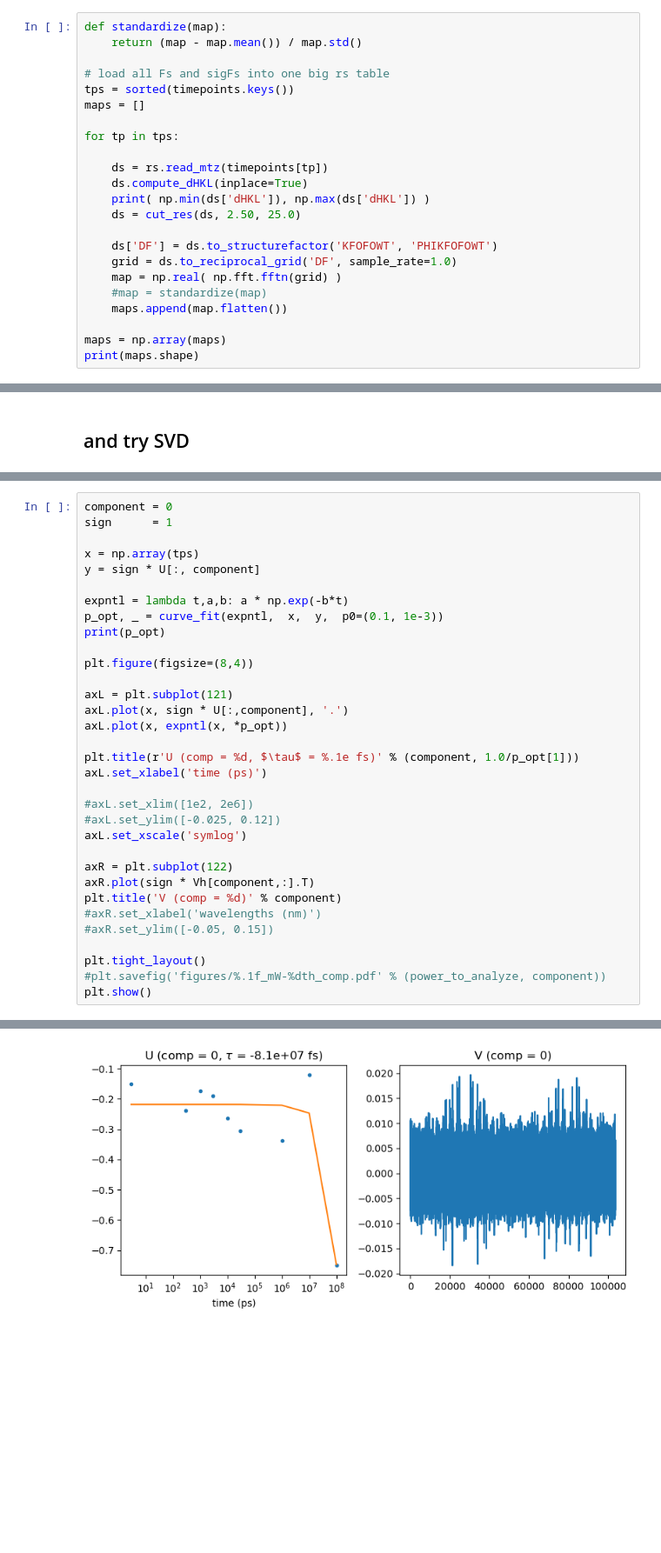
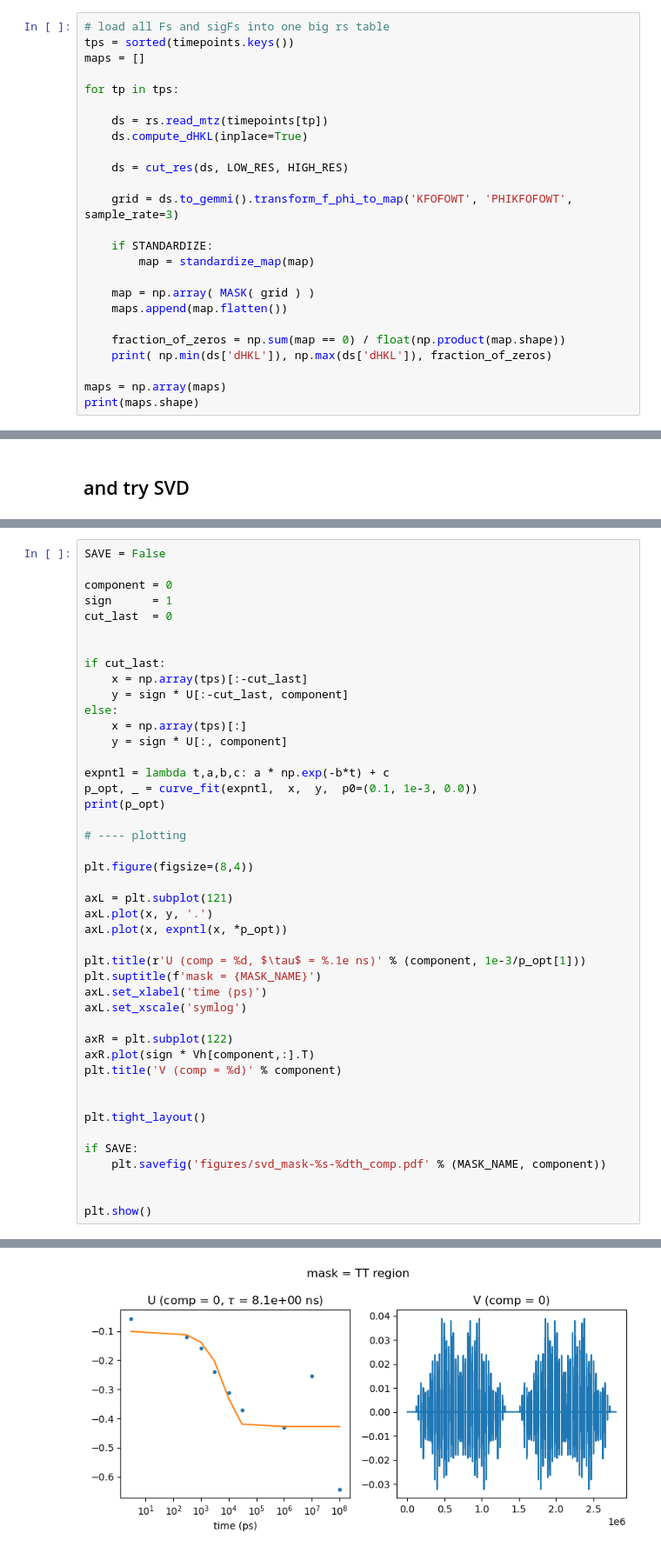
Before and after one commit to tjlane/mmcpd-p19638, a Jupyter notebook: svd.ipynb, the cells around one changed output, grey strips where cells are left out. Shown at 87% size. Saved outputs shown, nothing was run; the diff lists cells and outputs as text; blank space fills up the shorter version.

```diff
--- a/svd.ipynb
+++ b/svd.ipynb
@@ -34,7 +55,4 @@ for k in timepoints.keys():
 # %%
-def standardize(map):
-    return (map - map.mean()) / map.std()
-
 # load all Fs and sigFs into one big rs table
 tps = sorted(timepoints.keys())
 maps = []
@@ -43,14 +61,19 @@ for tp in tps:
 
     ds = rs.read_mtz(timepoints[tp])
     ds.compute_dHKL(inplace=True)
-    print( np.min(ds['dHKL']), np.max(ds['dHKL']) )
-    ds = cut_res(ds, 2.50, 25.0)
 
-    ds['DF'] = ds.to_structurefactor('KFOFOWT', 'PHIKFOFOWT')
-    grid = ds.to_reciprocal_grid('DF', sample_rate=1.0)
-    map = np.real( np.fft.fftn(grid) )
-    #map = standardize(map)
+    ds = cut_res(ds, LOW_RES, HIGH_RES)
+
+    grid = ds.to_gemmi().transform_f_phi_to_map('KFOFOWT', 'PHIKFOFOWT', sample_rate=3)
+
+    if STANDARDIZE:
+        map = standardize_map(map)
+
+    map = np.array( MASK( grid ) )
     maps.append(map.flatten())
+
+    fraction_of_zeros = np.sum(map == 0) / float(np.product(map.shape))
+    print( np.min(ds['dHKL']), np.max(ds['dHKL']), fraction_of_zeros)
 
 maps = np.array(maps)
 print(maps.shape)
@@ -105,34 +131,45 @@ plt.show()
 # %%
+SAVE = False
+
 component = 0
 sign      = 1
+cut_last  = 0
 
-x = np.array(tps)
-y = sign * U[:, component]
 
-expntl = lambda t,a,b: a * np.exp(-b*t)
-p_opt, _ = curve_fit(expntl,  x,  y,  p0=(0.1, 1e-3))
+if cut_last:
+    x = np.array(tps)[:-cut_last]
+    y = sign * U[:-cut_last, component]
+else:
+    x = np.array(tps)[:]
+    y = sign * U[:, component]
+
+expntl = lambda t,a,b,c: a * np.exp(-b*t) + c
+p_opt, _ = curve_fit(expntl,  x,  y,  p0=(0.1, 1e-3, 0.0))
 print(p_opt)
+
+# ---- plotting
 
 plt.figure(figsize=(8,4))
 
 axL = plt.subplot(121)
-axL.plot(x, sign * U[:,component], '.')
+axL.plot(x, y, '.')
 axL.plot(x, expntl(x, *p_opt))
 
-plt.title(r'U (comp = %d, $\tau$ = %.1e fs)' % (component, 1.0/p_opt[1]))
+plt.title(r'U (comp = %d, $\tau$ = %.1e ns)' % (component, 1e-3/p_opt[1]))
+plt.suptitle(f'mask = {MASK_NAME}')
 axL.set_xlabel('time (ps)')
-
-#axL.set_xlim([1e2, 2e6])
-#axL.set_ylim([-0.025, 0.12])
 axL.set_xscale('symlog')
 
 axR = plt.subplot(122)
 axR.plot(sign * Vh[component,:].T)
 plt.title('V (comp = %d)' % component)
-#axR.set_xlabel('wavelengths (nm)')
-#axR.set_ylim([-0.05, 0.15])
+
 
 plt.tight_layout()
-#plt.savefig('figures/%.1f_mW-%dth_comp.pdf' % (power_to_analyze, component))
+
+if SAVE:
+    plt.savefig('figures/svd_mask-%s-%dth_comp.pdf' % (MASK_NAME, component))
+
+
 plt.show()
 # %% [output]
@@ -140 +177 @@ plt.show()
-[figure, old version]
+[figure, new version]
```
Also changed, not shown: parts of 8 cells of this notebook.
